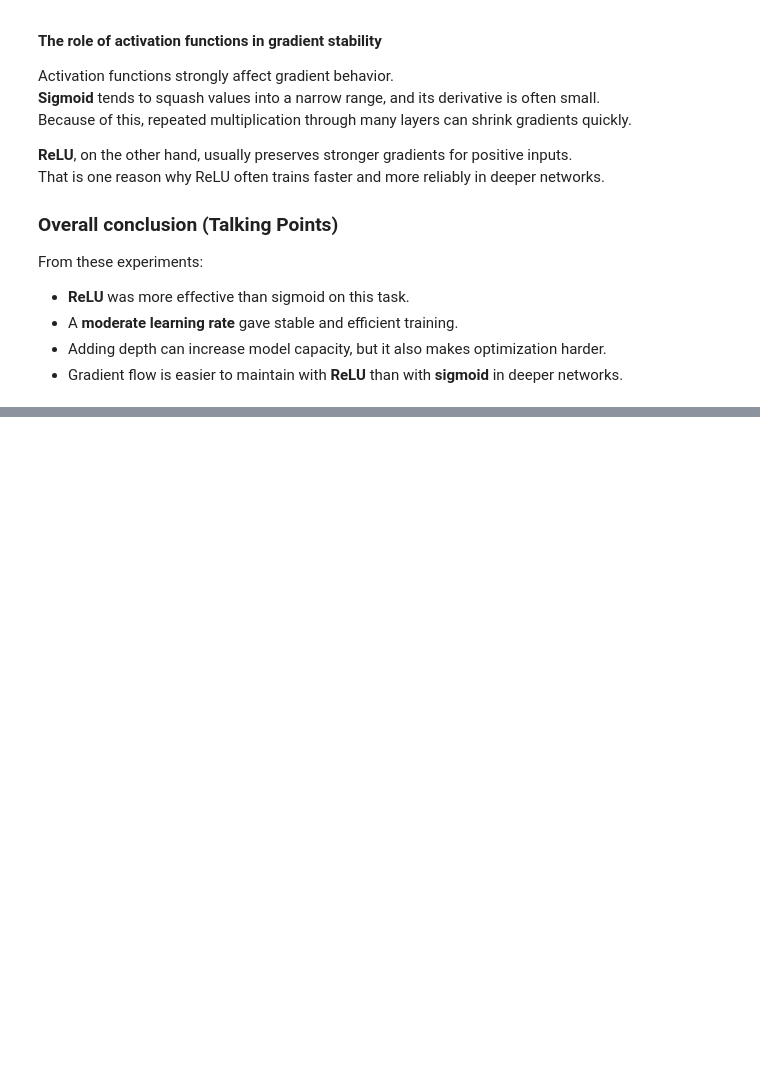
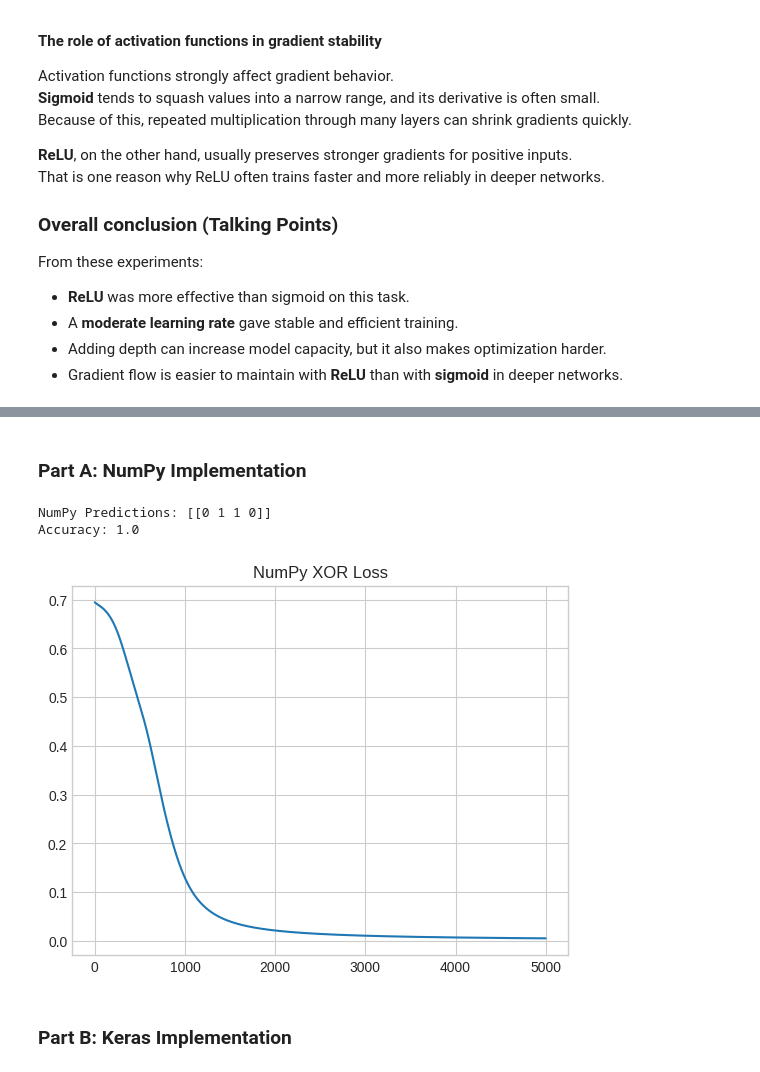
Before and after one commit to hyuan0929/MultiLayerPerceptrons_Workshop, a Jupyter notebook: MultiLayerPerceptrons_Workshop.ipynb, the cells around one changed output, grey strips where cells are left out. Cells and saved outputs as stored; diff of their text form; code cells hidden in the pictures; blank space fills up the shorter version.

```diff
--- a/MultiLayerPerceptrons_Workshop.ipynb
+++ b/MultiLayerPerceptrons_Workshop.ipynb
@@ -1555,0 +1570,75 @@ From these experiments:
+# %% [markdown]
+### Part A: NumPy Implementation
+# %%
+import numpy as np
+import matplotlib.pyplot as plt
+
+np.random.seed(42)
+
+X = np.array([[0, 0, 1, 1],
+              [0, 1, 0, 1]])
+Y = np.array([[0, 1, 1, 0]])
+
+def sigmoid(z):
+    return 1 / (1 + np.exp(-z))
+
+def sigmoid_derivative(a):
+    return a * (1 - a)
+
+def tanh(z):
+    return np.tanh(z)
+
+def tanh_derivative(a):
+    return 1 - a**2
+
+W1 = np.random.randn(4, 2) * 0.5
+b1 = np.zeros((4, 1))
+
+W2 = np.random.randn(1, 4) * 0.5
+b2 = np.zeros((1, 1))
+
+learning_rate = 0.1
+epochs = 5000
+m = X.shape[1]
+losses = []
+
+for epoch in range(epochs):
+    Z1 = W1 @ X + b1
+    A1 = tanh(Z1)
+
+    Z2 = W2 @ A1 + b2
+    A2 = sigmoid(Z2)
+
+    epsilon = 1e-8
+    loss = -np.mean(Y * np.log(A2 + epsilon) + (1 - Y) * np.log(1 - A2 + epsilon))
+    losses.append(loss)
+
+    dZ2 = A2 - Y
+    dW2 = (1 / m) * dZ2 @ A1.T
+    db2 = (1 / m) * np.sum(dZ2, axis=1, keepdims=True)
+
+    dA1 = W2.T @ dZ2
+    dZ1 = dA1 * tanh_derivative(A1)
+    dW1 = (1 / m) * dZ1 @ X.T
+    db1 = (1 / m) * np.sum(dZ1, axis=1, keepdims=True)
+
+    W2 -= learning_rate * dW2
+    b2 -= learning_rate * db2
+    W1 -= learning_rate * dW1
+    b1 -= learning_rate * db1
+
+preds = (A2 > 0.5).astype(int)
+accuracy = np.mean(preds == Y)
+
+print("NumPy Predictions:", preds)
+print("Accuracy:", accuracy)
+
+plt.plot(losses)
+plt.title("NumPy XOR Loss")
+plt.show()
+# %% [output]
+NumPy Predictions: [[0 1 1 0]]
+Accuracy: 1.0
+[figure, added]
+# %% [markdown]
+### Part B: Keras Implementation
```
Also changed, not shown: parts of 3 cells of this notebook.
